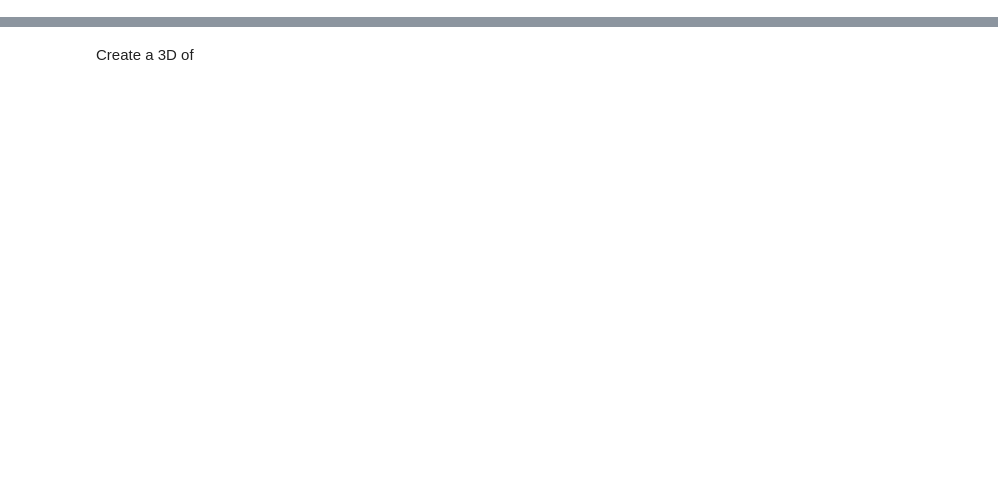
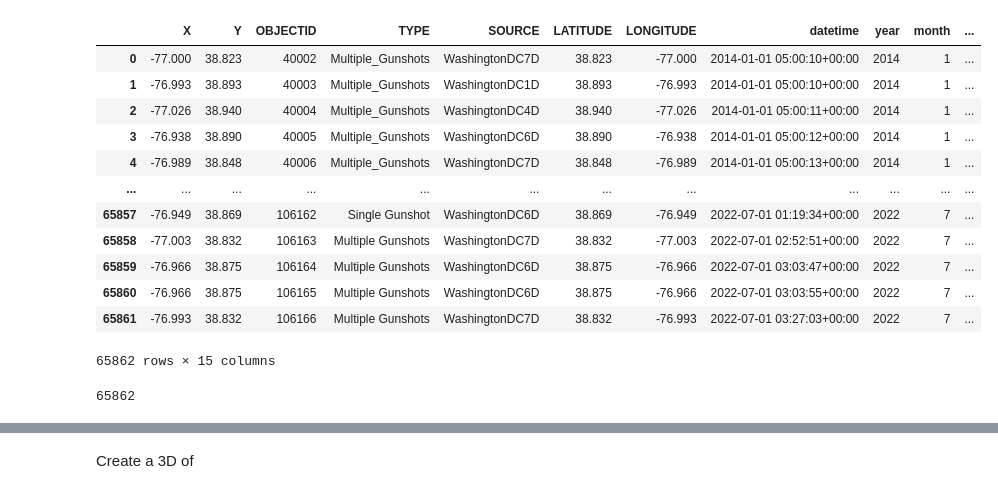
Before and after one commit to HuYazeed/.github.io, a Jupyter notebook: Final.ipynb, the cells around one changed output, grey strips where cells are left out. Cells and saved outputs as stored; diff of their text form; code cells hidden in the pictures; blank space fills up the shorter version.

```diff
--- a/Final.ipynb
+++ b/Final.ipynb
@@ -26,0 +3,14 @@ shot_table
+# %%
+!pip install h3
+import folium
+import requests
+import sqlite3
+import numpy as np
+import matplotlib.pyplot as plt
+import pandas as pd
+from mpl_toolkits.mplot3d import Axes3D
+from h3 import h3
+
+shot_table = pd.read_csv("Shot_Spotter_Gun_Shots.csv")
+
+shot_table
@@ -27,6 +33,58 @@ shot_table
+# %%
+shot_table['datetime'] = pd.to_datetime(shot_table['DATETIME'],
+                                        format='%Y/%m/%d %H:%M:%S.%f', utc=True)
+
+shot_table['year'] = shot_table['datetime'].dt.year
+shot_table['month'] = shot_table['datetime'].dt.month
+shot_table['day'] = shot_table['datetime'].dt.day
+shot_table['hour'] = shot_table['datetime'].dt.hour
+
+shot_table['time'] = (shot_table['datetime'].dt.year *1000000 +
+                      shot_table['datetime'].dt.month *10000 +
+                      shot_table['datetime'].dt.day*100 +
+                        shot_table['datetime'].dt.hour)
+
+shot_table['Number_shots'] = 1
+
+del shot_table['ID']
+del shot_table['DATETIME']
+del shot_table['AUTOACKNOWLEDGED']
+del shot_table['GLOBALID']
+del shot_table['CREATOR']
+del shot_table['CREATED']
+del shot_table['EDITOR']
+del shot_table['EDITED']
+del shot_table['GIS_ID']
+del shot_table['INDC']
+
+shot_table = shot_table.sort_values(by=['year', 'month', 'day', 'hour'])
+shot_table = shot_table.reset_index()
+del shot_table['index']
+#add total shots to plots
+total_shots = 1
+shot_table['total_shots'] = 0
+for i, ele in shot_table.iterrows():
+  shot_table.at[i,'total_shots'] = total_shots
+  total_shots = total_shots + 1
+
+shot_table
+# %% [output]
+|  | X | Y | OBJECTID | TYPE | SOURCE | LATITUDE | LONGITUDE | datetime | year | month | ... |
+| 0 | -77.000 | 38.823 | 40002 | Multiple_Gunshots | WashingtonDC7D | 38.823 | -77.000 | 2014-01-01 05:00:10+00:00 | 2014 | 1 | ... |
+| 1 | -76.993 | 38.893 | 40003 | Multiple_Gunshots | WashingtonDC1D | 38.893 | -76.993 | 2014-01-01 05:00:10+00:00 | 2014 | 1 | ... |
+| 2 | -77.026 | 38.940 | 40004 | Multiple_Gunshots | WashingtonDC4D | 38.940 | -77.026 | 2014-01-01 05:00:11+00:00 | 2014 | 1 | ... |
+| 3 | -76.938 | 38.890 | 40005 | Multiple_Gunshots | WashingtonDC6D | 38.890 | -76.938 | 2014-01-01 05:00:12+00:00 | 2014 | 1 | ... |
+| 4 | -76.989 | 38.848 | 40006 | Multiple_Gunshots | WashingtonDC7D | 38.848 | -76.989 | 2014-01-01 05:00:13+00:00 | 2014 | 1 | ... |
+| ... | ... | ... | ... | ... | ... | ... | ... | ... | ... | ... | ... |
+| 65857 | -76.949 | 38.869 | 106162 | Single Gunshot | WashingtonDC6D | 38.869 | -76.949 | 2022-07-01 01:19:34+00:00 | 2022 | 7 | ... |
+| 65858 | -77.003 | 38.832 | 106163 | Multiple Gunshots | WashingtonDC7D | 38.832 | -77.003 | 2022-07-01 02:52:51+00:00 | 2022 | 7 | ... |
+| 65859 | -76.966 | 38.875 | 106164 | Multiple Gunshots | WashingtonDC6D | 38.875 | -76.966 | 2022-07-01 03:03:47+00:00 | 2022 | 7 | ... |
+| 65860 | -76.966 | 38.875 | 106165 | Multiple Gunshots | WashingtonDC6D | 38.875 | -76.966 | 2022-07-01 03:03:55+00:00 | 2022 | 7 | ... |
+| 65861 | -76.993 | 38.832 | 106166 | Multiple Gunshots | WashingtonDC7D | 38.832 | -76.993 | 2022-07-01 03:27:03+00:00 | 2022 | 7 | ... |
+65862 rows × 15 columns
 # %%
-for month in range(1, 13):
-  shot_table
 
 
 shot_table[pd.notnull(shot_table["LONGITUDE"])]["LONGITUDE"].count()
+# %% [output]
+65862
```
Also changed, not shown: parts of 9 cells of this notebook.
